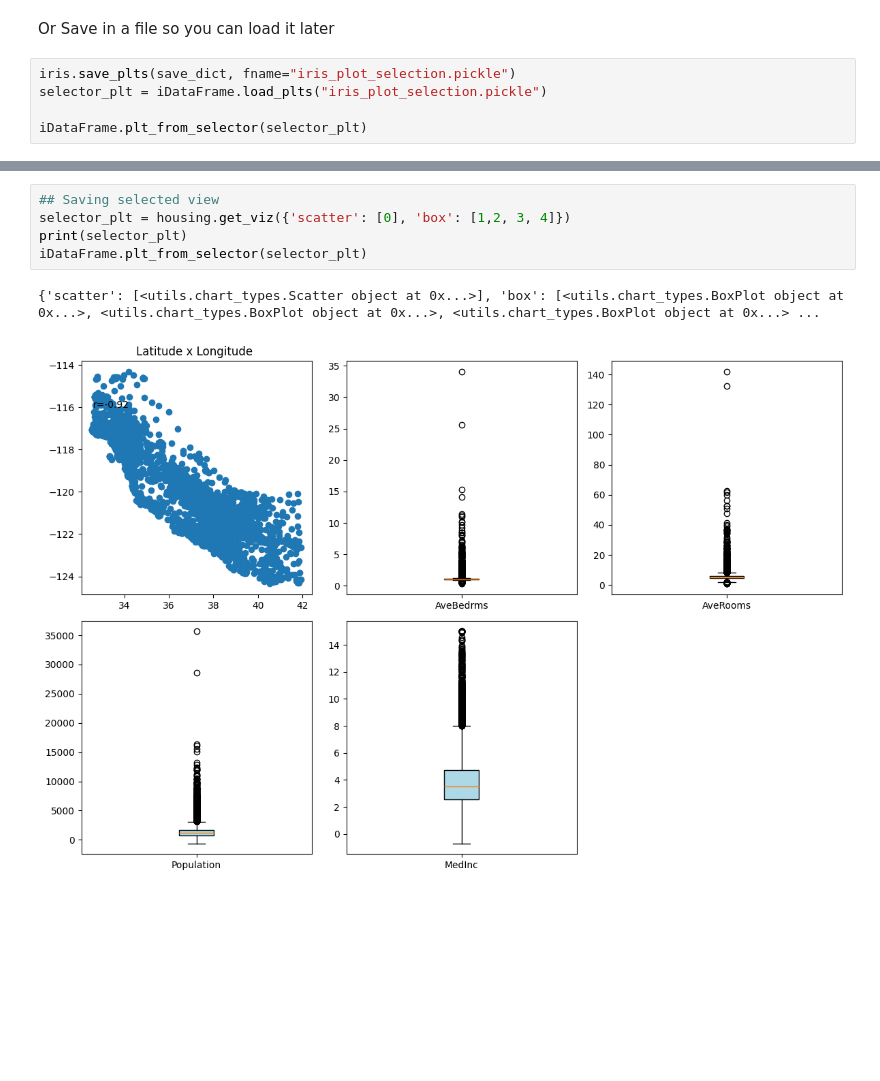
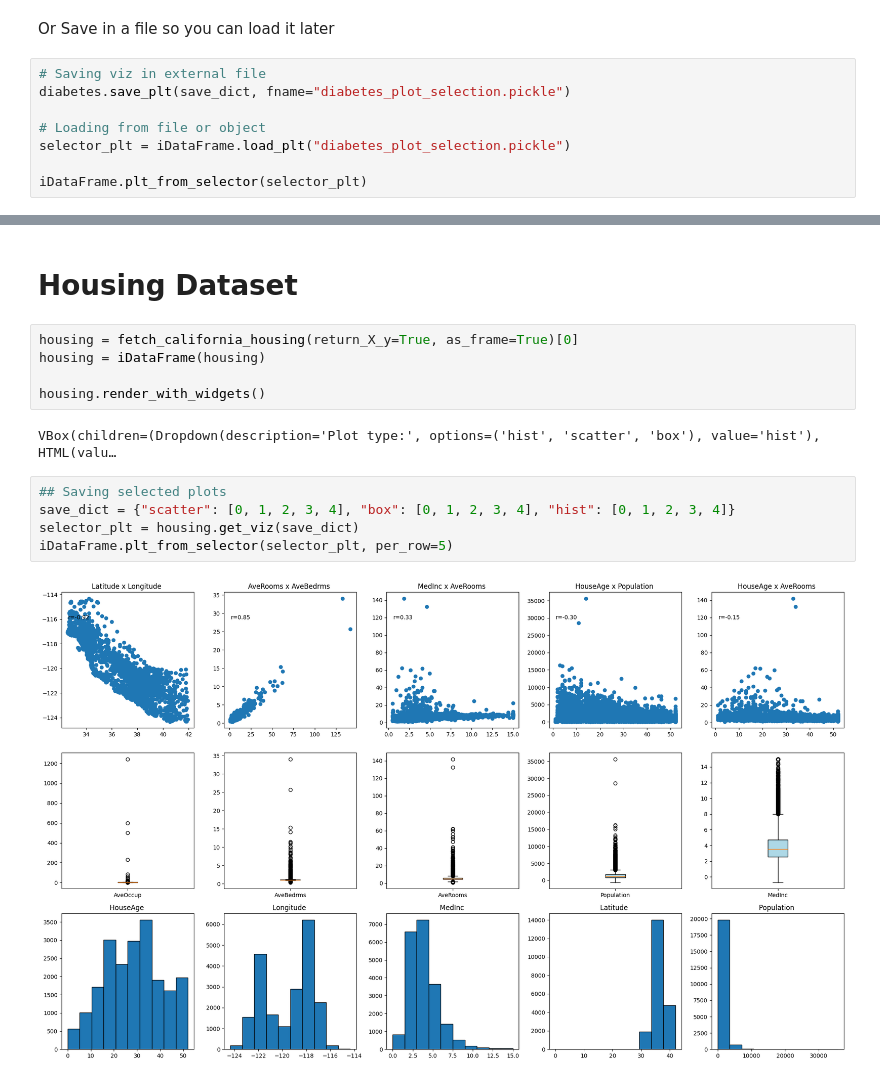
Before and after one commit to pradolucas/PGC, a Jupyter notebook: demo/demo.ipynb, the cells around one changed output, grey strips where cells are left out. Saved outputs shown, nothing was run; the diff lists cells and outputs as text; blank space fills up the shorter version.

```diff
--- a/demo/demo.ipynb
+++ b/demo/demo.ipynb
@@ -30,8 +27,11 @@ iDataFrame.plt_from_selector(selector_plt)
 # %% [markdown]
 Or Save in a file so you can load it later
 # %%
-iris.save_plts(save_dict, fname="iris_plot_selection.pickle")
-selector_plt = iDataFrame.load_plts("iris_plot_selection.pickle")
+# Saving viz in external file
+diabetes.save_plt(save_dict, fname="diabetes_plot_selection.pickle")
+
+# Loading from file or object
+selector_plt = iDataFrame.load_plt("diabetes_plot_selection.pickle")
 
 iDataFrame.plt_from_selector(selector_plt)
 # %% [output]
@@ -53,8 +82,16 @@ VBox(children=(Dropdown(description='Plot type:', options=('hist', 'scatter', 'b
+# %% [markdown]
+# Housing Dataset
+# %%
+housing = fetch_california_housing(return_X_y=True, as_frame=True)[0]
+housing = iDataFrame(housing)
+
+housing.render_with_widgets()
+# %% [output]
+VBox(children=(Dropdown(description='Plot type:', options=('hist', 'scatter', 'box'), value='hist'), HTML(valu…
 # %%
-## Saving selected view
-selector_plt = housing.get_viz({'scatter': [0], 'box': [1,2, 3, 4]})
-print(selector_plt)
-iDataFrame.plt_from_selector(selector_plt)
+## Saving selected plots
+save_dict = {"scatter": [0, 1, 2, 3, 4], "box": [0, 1, 2, 3, 4], "hist": [0, 1, 2, 3, 4]}
+selector_plt = housing.get_viz(save_dict)
+iDataFrame.plt_from_selector(selector_plt, per_row=5)
 # %% [output]
-{'scatter': [<utils.chart_types.Scatter object at 0x...>], 'box': [<utils.chart_types.BoxPlot object at 0x...>, <utils.chart_types.BoxPlot object at 0x...>, <utils.chart_types.BoxPlot object at 0x...> ...
-[figure, old version]
+[figure, new version]
```
Also changed, not shown: parts of 26 cells of this notebook, 1 other file.
